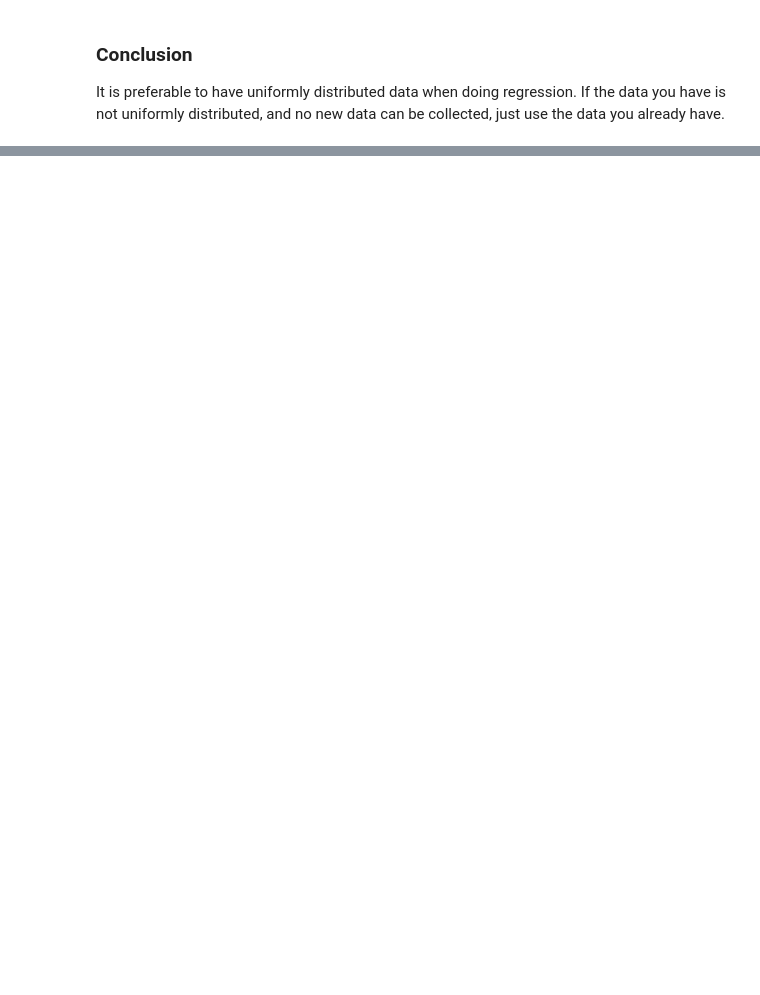
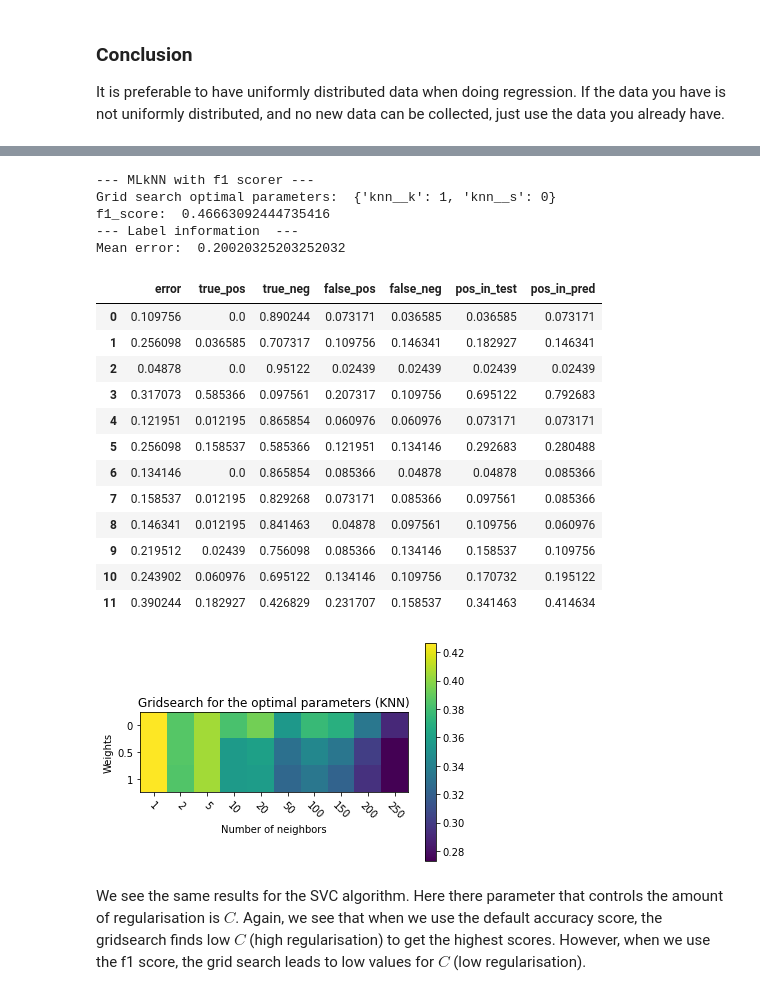
Before and after one commit to OlivierDelattre/SFoML_project, a Jupyter notebook: project.ipynb, the cells around one changed output, grey strips where cells are left out. Drawn from its saved outputs; the diff is of its cells as text; code cells hidden in the pictures; blank space fills up the shorter version.

```diff
--- a/project.ipynb
+++ b/project.ipynb
@@ -631,0 +949,50 @@ It is preferable to have uniformly distributed data when doing regression. If th
+# %%
+fig, ax = plt.subplots(1, 1)
+print("--- MLkNN with f1 scorer ---")
+print("Grid search optimal parameters: ", knn_gs_result.best_params_)
+
+# --- Plot grid search results ---
+k, s = knn_gs_result.param_grid["knn__k"], knn_gs_result.param_grid["knn__s"]
+im = ax.imshow(np.transpose(knn_gs_result.cv_results_["mean_test_score"].reshape(len(k), len(s))))
+fig.colorbar(im)
+ax.set_xlabel("k")
+ax.set_xticks(range(len(k)))
+ax.set_xticklabels(k, rotation=-45)
+ax.set_ylabel("s")
+ax.set_yticks(range(len(s)))
+ax.set_yticklabels(s)
+ax.set_title("Gridsearch for the optimal parameters (KNN)")
+
+# --- Evaluate ---
+#knn_pipe.fit(np.array(X_train), np.array(Y_train))
+Y_pred = knn_gs.best_estimator_.predict(X_test).toarray()
+
+print("f1_score: ", f1_scorer(knn_gs.best_estimator_, X_test, Y_test))
+#print(np.sum([all(clas == np.array([0,0,0,1,0,0,0,0,0,0,0,0])) for clas in np.array(Y_test)])/len(Y_test))
+
+print("--- Label information  ---")
+results = analyse_results(pd.DataFrame(np.array(Y_pred)), pd.DataFrame(np.array(Y_test)))
+print("Mean error: ", np.mean(results["error"]))
+results
+# %% [output]
+--- MLkNN with f1 scorer ---
+Grid search optimal parameters:  {'knn__k': 1, 'knn__s': 0}
+f1_score:  0.46663092444735416
+--- Label information  ---
+Mean error:  0.20020325203252032
+|  | error | true_pos | true_neg | false_pos | false_neg | pos_in_test | pos_in_pred |
+| 0 | 0.109756 | 0.0 | 0.890244 | 0.073171 | 0.036585 | 0.036585 | 0.073171 |
+| 1 | 0.256098 | 0.036585 | 0.707317 | 0.109756 | 0.146341 | 0.182927 | 0.146341 |
+| 2 | 0.04878 | 0.0 | 0.95122 | 0.02439 | 0.02439 | 0.02439 | 0.02439 |
+| 3 | 0.317073 | 0.585366 | 0.097561 | 0.207317 | 0.109756 | 0.695122 | 0.792683 |
+| 4 | 0.121951 | 0.012195 | 0.865854 | 0.060976 | 0.060976 | 0.073171 | 0.073171 |
+| 5 | 0.256098 | 0.158537 | 0.585366 | 0.121951 | 0.134146 | 0.292683 | 0.280488 |
+| 6 | 0.134146 | 0.0 | 0.865854 | 0.085366 | 0.04878 | 0.04878 | 0.085366 |
+| 7 | 0.158537 | 0.012195 | 0.829268 | 0.073171 | 0.085366 | 0.097561 | 0.085366 |
+| 8 | 0.146341 | 0.012195 | 0.841463 | 0.04878 | 0.097561 | 0.109756 | 0.060976 |
+| 9 | 0.219512 | 0.02439 | 0.756098 | 0.085366 | 0.134146 | 0.158537 | 0.109756 |
+| 10 | 0.243902 | 0.060976 | 0.695122 | 0.134146 | 0.109756 | 0.170732 | 0.195122 |
+| 11 | 0.390244 | 0.182927 | 0.426829 | 0.231707 | 0.158537 | 0.341463 | 0.414634 |
+[figure, added]
+# %% [markdown]
+We see the same results for the SVC algorithm. Here there parameter that controls the amount of regularisation is $C$. Again, we see that when we use the default accuracy score, the gridsearch finds low $C$ (high regularisation) to get the highest scores. However, when we use the f1 score, the grid search leads to low values for $C$ (low regularisation).
```
Also changed, not shown: parts of 33 cells of this notebook.
